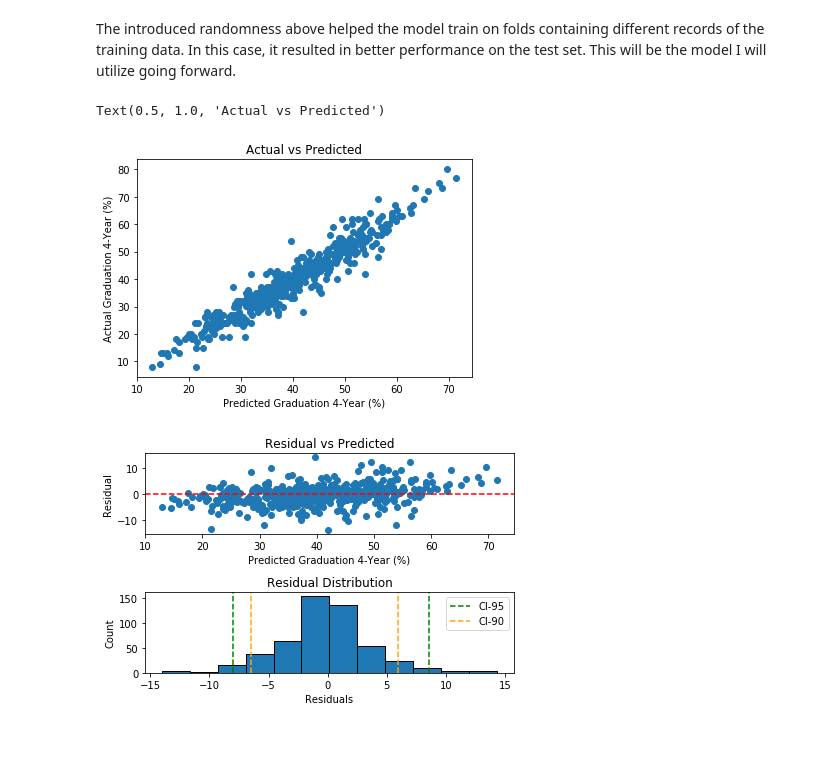
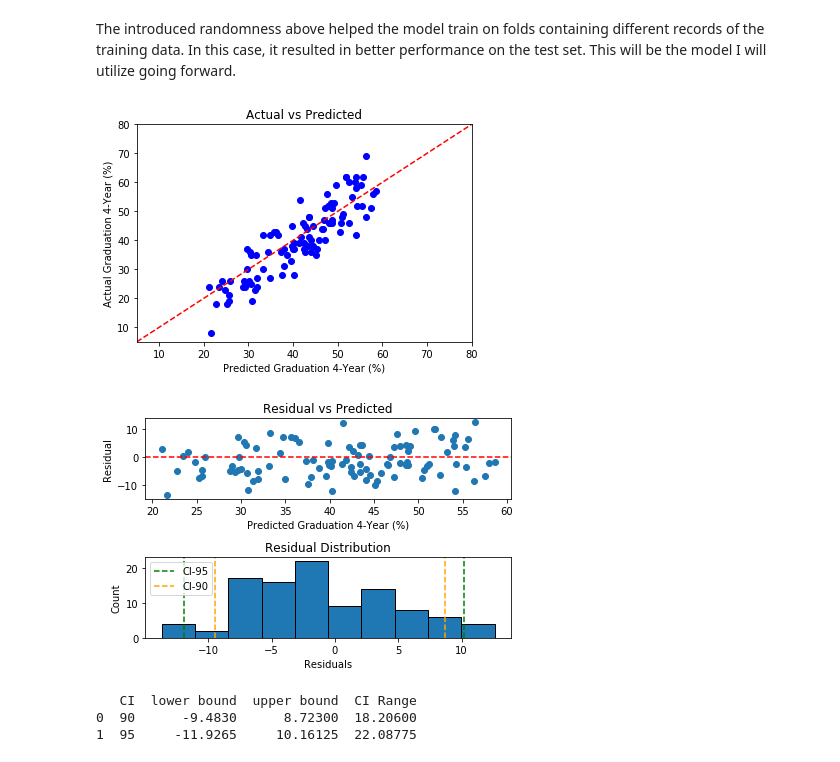
Before and after one commit to RachidRezzik/Texas_GradPercent_Predictor, a Jupyter notebook: Machine_Learning.ipynb, the cells around one changed output. Drawn from its saved outputs; the diff is of its cells as text; code cells hidden in the pictures.

```diff
--- a/Machine_Learning.ipynb
+++ b/Machine_Learning.ipynb
@@ -531,42 +242,53 @@ Testing MAPE:  15.051822216364869
 The introduced randomness above helped the model train on folds containing different records of the training data. In this case, it resulted in better performance on the test set. This will be the model I will utilize going forward.
 # %%
 ### Actual vs Predicted Scatterplot ###
-actual = y
-predicted = grid_search.predict(X)
-plt.scatter(predicted, actual)
+actual = y_test
+predicted = grid_search.predict(X_test)
+plt.scatter(predicted, actual, color='blue')
+plt.xlim(5, 80)
+plt.ylim(5, 80)
+ax = plt.axes()
+x = np.linspace(*ax.get_xlim())
+ax.plot(x, x, linestyle='--', color='red')
 plt.xlabel('Predicted Graduation 4-Year (%)')
 plt.ylabel('Actual Graduation 4-Year (%)')
 plt.title('Actual vs Predicted')
+plt.show()
 # %% [output]
-Text(0.5, 1.0, 'Actual vs Predicted')
-[figure, old version]
+[figure, new version]
 # %%
 ### Predicted vs Residuals Scatterplot ###
 plt.subplot(2,1,1)
 residuals = actual - predicted
 plt.scatter(predicted, residuals)
 plt.xlabel('Predicted Graduation 4-Year (%)')
 plt.ylabel('Residual')
 plt.title('Residual vs Predicted')
 plt.axhline(y=0, color='r', linestyle='--')
 
 ### Residuals Histogram ###
 plt.subplot(2,1,2)
-plt.hist(residuals, bins=12, edgecolor='black')
+plt.hist(residuals, edgecolor='black')
 plt.xlabel('Residuals')
 plt.ylabel('Count')
 plt.title('Residual Distribution')
 conf_int95 = np.percentile(residuals, [2.5, 97.5])
 conf_int90 = np.percentile(residuals, [5, 95])
 plt.axvline(x=conf_int95[0], color='green', linestyle='--', label='CI-95')
 plt.axvline(x=conf_int95[1], color='green', linestyle='--')
 plt.axvline(x=conf_int90[0], color='orange', linestyle='--', label='CI-90')
 plt.axvline(x=conf_int90[1], color='orange', linestyle='--')
 plt.legend()
 plt.tight_layout()
 plt.show()
+conf_ints = pd.DataFrame({'CI': [90, 95], 'lower bound': [conf_int90[0], conf_int95[0]], 'upper bound': [conf_int90[1], conf_int95[1]]})
+conf_ints["CI Range"] = abs(conf_ints['upper bound'] - conf_ints['lower bound'])
+print(conf_ints)
 # %% [output]
-[figure, old version]
+[figure, new version]
+   CI  lower bound  upper bound  CI Range
+0  90      -9.4830      8.72300  18.20600
+1  95     -11.9265     10.16125  22.08775
 # %%
 ### Filling In / Predicting 2015, 2016, 2017 ###
 historical = pd.read_csv('Feature_Target_Data.csv')
```
Also changed, not shown: parts of 21 cells of this notebook, 1 other file.
